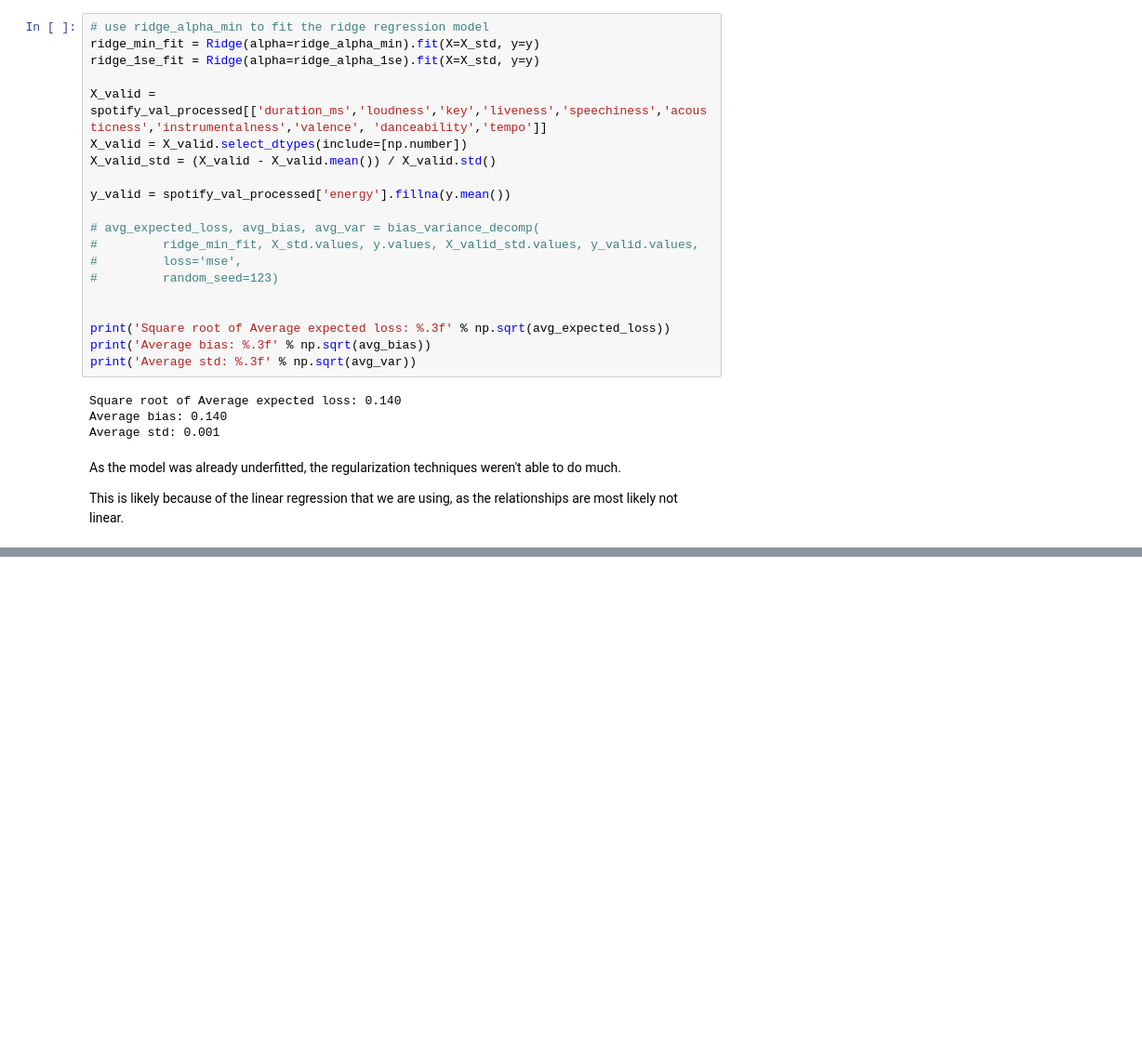
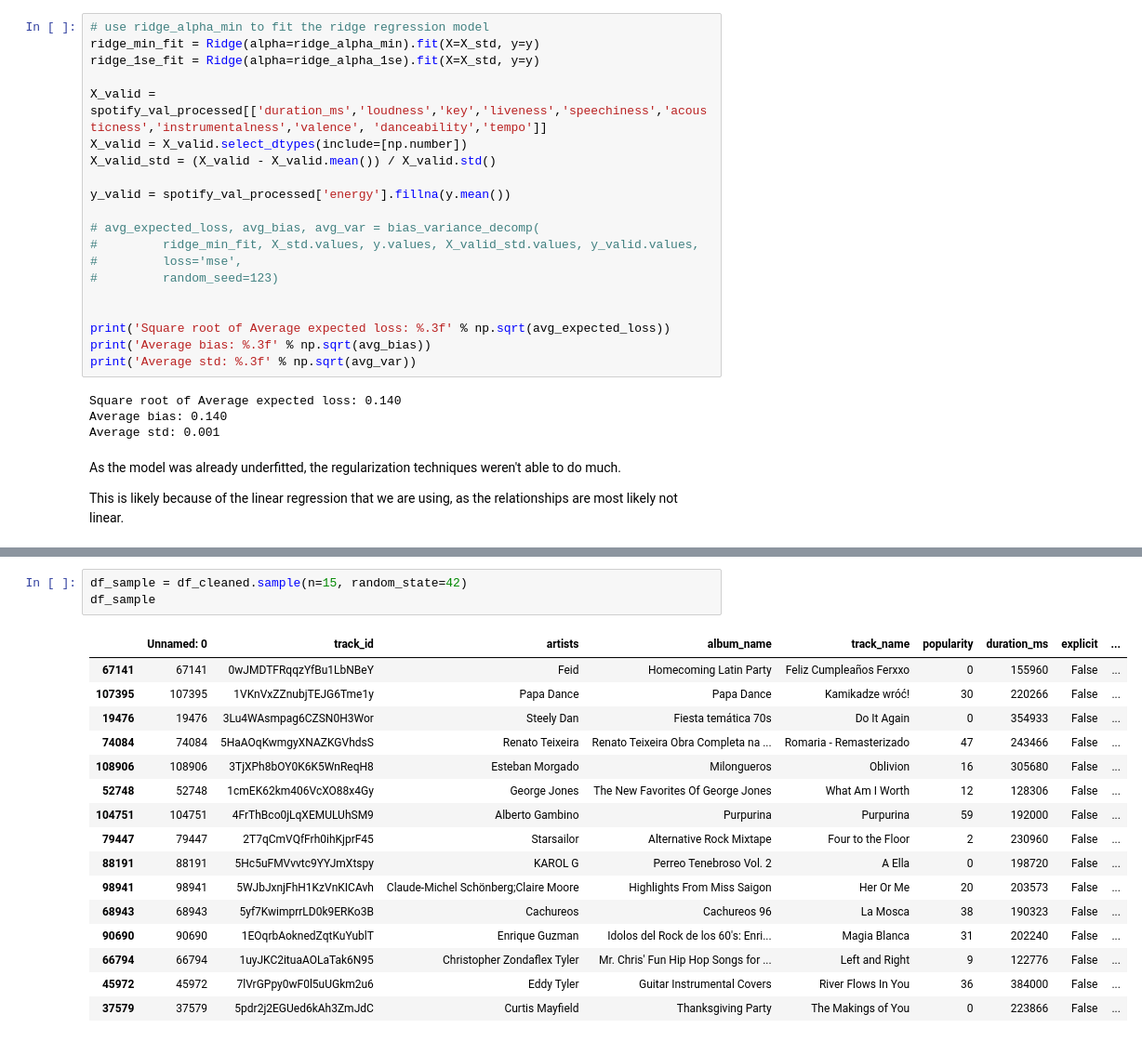
Before and after one commit to ryancarneyy/Spotifly, a Jupyter notebook: spotifly.ipynb, the cells around one changed output, grey strips where cells are left out. Shown at 93% size. Drawn from its saved outputs; the diff is of its cells as text; blank space fills up the shorter version.

```diff
--- a/spotifly.ipynb
+++ b/spotifly.ipynb
@@ -401,0 +417,20 @@ This is likely because of the linear regression that we are using, as the relati
+# %%
+df_sample = df_cleaned.sample(n=15, random_state=42)
+df_sample
+# %% [output]
+|  | Unnamed: 0 | track_id | artists | album_name | track_name | popularity | duration_ms | explicit | ... |
+| 67141 | 67141 | 0wJMDTFRqqzYfBu1LbNBeY | Feid | Homecoming Latin Party | Feliz Cumpleaños Ferxxo | 0 | 155960 | False | ... |
+| 107395 | 107395 | 1VKnVxZZnubjTEJG6Tme1y | Papa Dance | Papa Dance | Kamikadze wróć! | 30 | 220266 | False | ... |
+| 19476 | 19476 | 3Lu4WAsmpag6CZSN0H3Wor | Steely Dan | Fiesta temática 70s | Do It Again | 0 | 354933 | False | ... |
+| 74084 | 74084 | 5HaAOqKwmgyXNAZKGVhdsS | Renato Teixeira | Renato Teixeira Obra Completa na ... | Romaria - Remasterizado | 47 | 243466 | False | ... |
+| 108906 | 108906 | 3TjXPh8bOY0K6K5WnReqH8 | Esteban Morgado | Milongueros | Oblivion | 16 | 305680 | False | ... |
+| 52748 | 52748 | 1cmEK62km406VcXO88x4Gy | George Jones | The New Favorites Of George Jones | What Am I Worth | 12 | 128306 | False | ... |
+| 104751 | 104751 | 4FrThBco0jLqXEMULUhSM9 | Alberto Gambino | Purpurina | Purpurina | 59 | 192000 | False | ... |
+| 79447 | 79447 | 2T7qCmVQfFrh0ihKjprF45 | Starsailor | Alternative Rock Mixtape | Four to the Floor | 2 | 230960 | False | ... |
+| 88191 | 88191 | 5Hc5uFMVvvtc9YYJmXtspy | KAROL G | Perreo Tenebroso Vol. 2 | A Ella | 0 | 198720 | False | ... |
+| 98941 | 98941 | 5WJbJxnjFhH1KzVnKICAvh | Claude-Michel Schönberg;Claire Moore | Highlights From Miss Saigon | Her Or Me | 20 | 203573 | False | ... |
+| 68943 | 68943 | 5yf7KwimprrLD0k9ERKo3B | Cachureos | Cachureos 96 | La Mosca | 38 | 190323 | False | ... |
+| 90690 | 90690 | 1EOqrbAoknedZqtKuYublT | Enrique Guzman | Idolos del Rock de los 60's: Enri... | Magia Blanca | 31 | 202240 | False | ... |
+| 66794 | 66794 | 1uyJKC2ituaAOLaTak6N95 | Christopher Zondaflex Tyler | Mr. Chris' Fun Hip Hop Songs for ... | Left and Right | 9 | 122776 | False | ... |
+| 45972 | 45972 | 7lVrGPpy0wF0l5uUGkm2u6 | Eddy Tyler | Guitar Instrumental Covers | River Flows In You | 36 | 384000 | False | ... |
+| 37579 | 37579 | 5pdr2j2EGUed6kAh3ZmJdC | Curtis Mayfield | Thanksgiving Party | The Makings of You | 0 | 223866 | False | ... |
```
Also changed, not shown: parts of 16 cells of this notebook.
